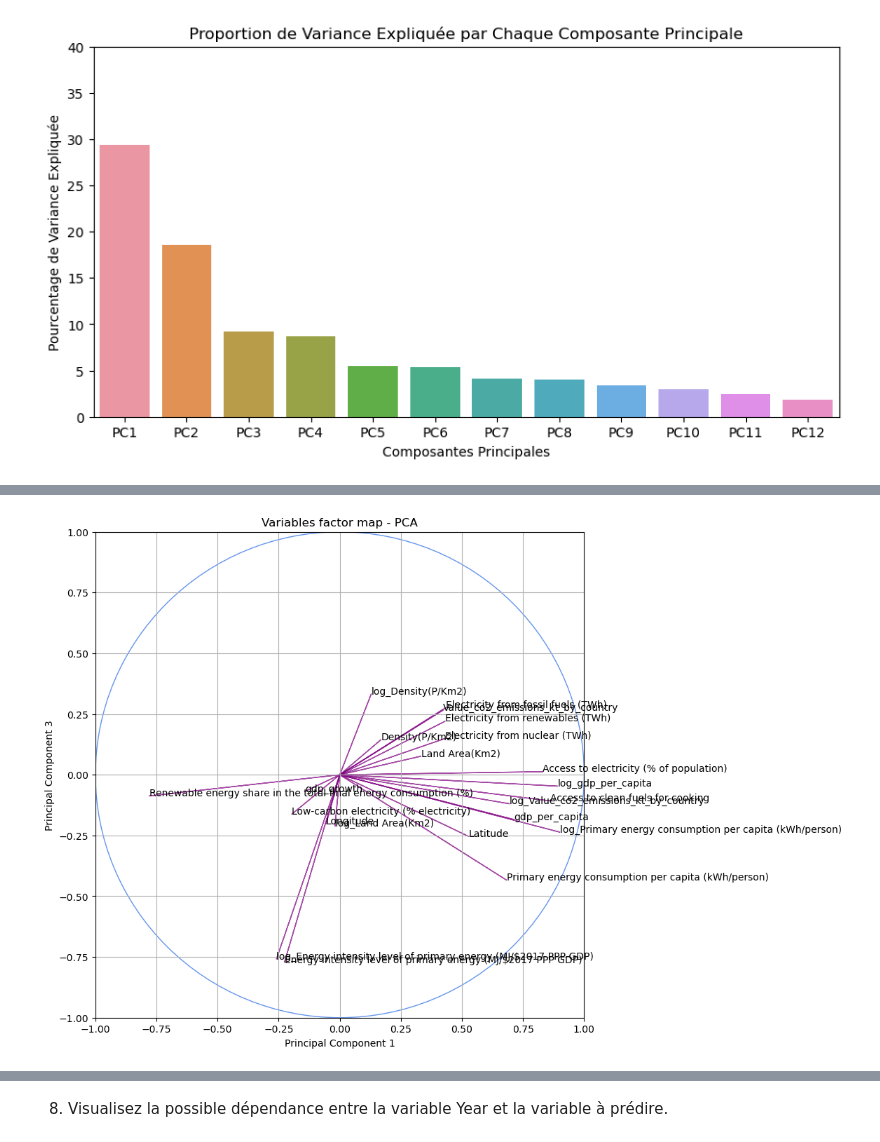
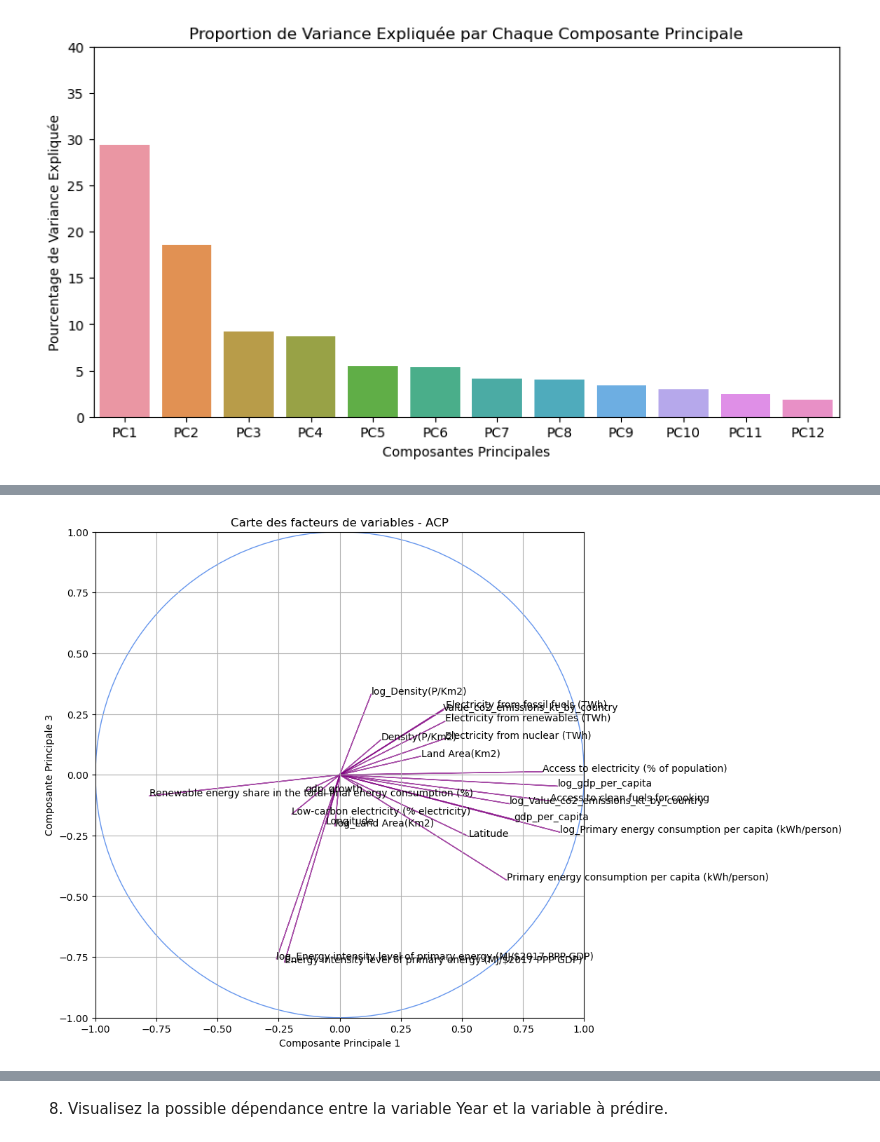
Before and after one commit to julien-richaume/projet_machine_learning, a Jupyter notebook: Rendu_Projet_Python.ipynb, the cells around one changed output, grey strips where cells are left out. Cells and saved outputs as stored; diff of their text form; code cells hidden in the pictures.

```diff
--- a/Rendu_Projet_Python.ipynb
+++ b/Rendu_Projet_Python.ipynb
@@ -336,21 +418,21 @@ plt.show()
 # %%
 coord1 = pca.components_[0] * np.sqrt(pca.explained_variance_[0])
 coord2 = pca.components_[2] * np.sqrt(pca.explained_variance_[2])
 
 fig = plt.figure(figsize=(9, 9))
 ax = fig.add_subplot(1, 1, 1)
 for i, j, nom in zip(coord1, coord2, df_norm.columns):
     plt.text(i, j, nom, fontsize=10)
     plt.arrow(0, 0, i, j, color = 'purple', alpha=0.7, width = 0.0001)
 
 plt.axis((-1, 1, -1, 1))
 plt.gcf().gca().add_artist(plt.Circle((0, 0), radius = 1, color = 'cornflowerblue', fill = False))
 
-plt.title('Variables factor map - PCA')
-plt.xlabel('Principal Component 1')
-plt.ylabel('Principal Component 3')
+plt.title('Carte des facteurs de variables - ACP')
+plt.xlabel('Composante Principale 1')
+plt.ylabel('Composante Principale 3')
 
 plt.grid(True)
 plt.show()
 # %% [output]
-[figure, old version]
+[figure, new version]
```
Also changed, not shown: parts of 30 cells of this notebook.
